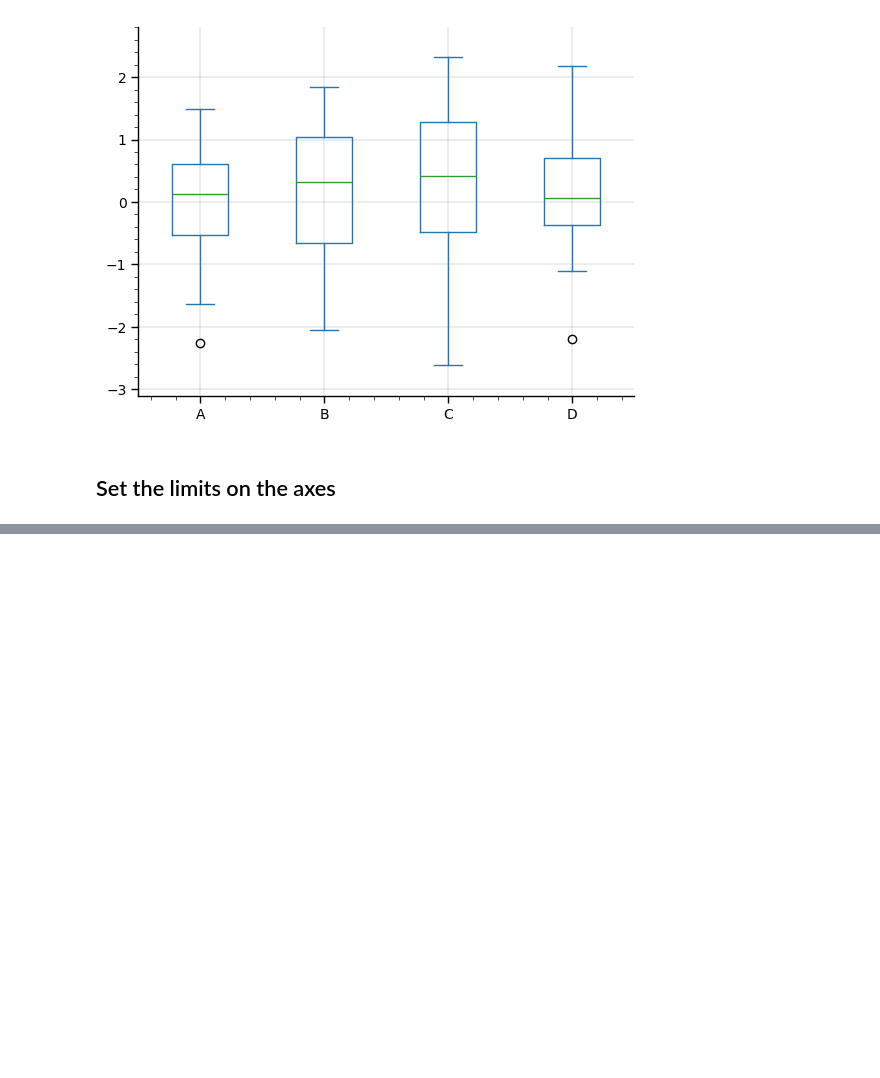
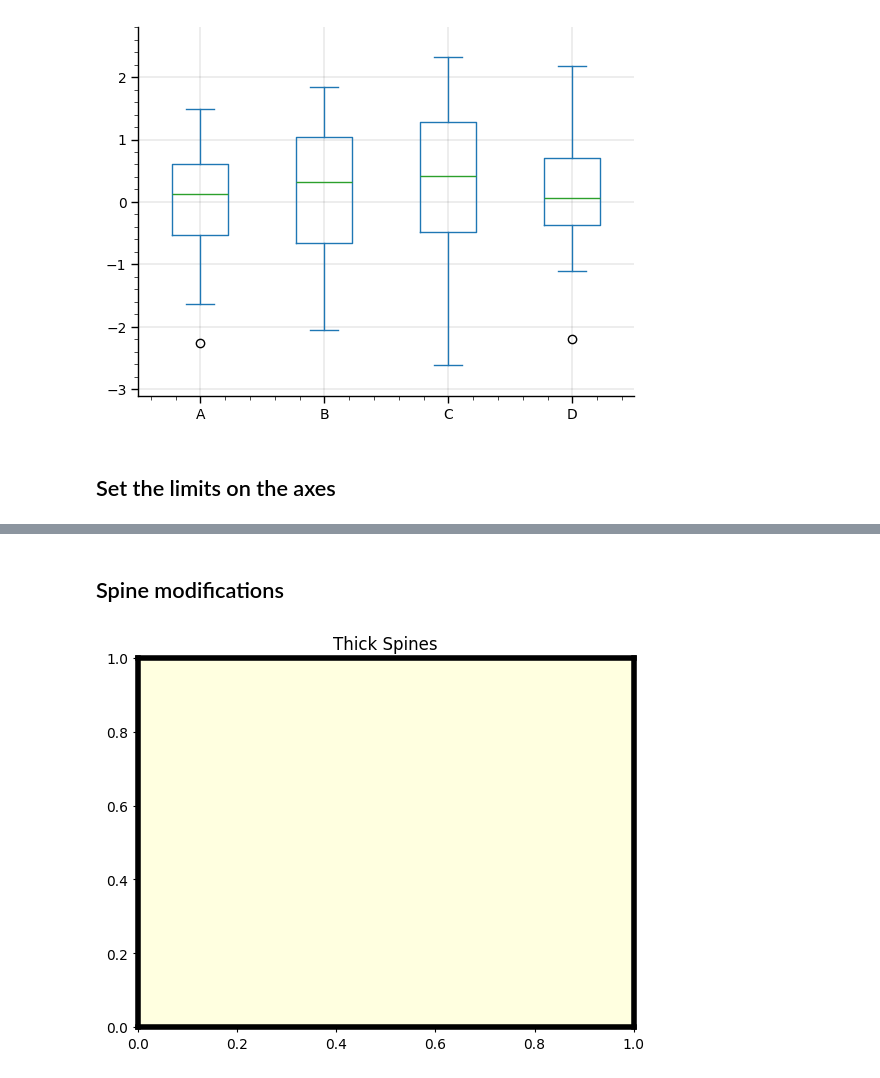
Before and after one commit to romz-pl/Jupyter-Python, a Jupyter notebook: 04-matplotlib/matplotlib.ipynb, the cells around one changed output, grey strips where cells are left out. Cells and saved outputs as stored; diff of their text form; code cells hidden in the pictures; blank space fills up the shorter version.

```diff
--- a/04-matplotlib/matplotlib.ipynb
+++ b/04-matplotlib/matplotlib.ipynb
@@ -381 +381,14 @@ ax.set_xlim(left_x, right_x)
 [figure]
+# %% [markdown]
+## Spine modifications
+# %%
+fig, ax = plt.figure(), plt.axes(facecolor = 'lightyellow')
+ax.set_title("Thick Spines")
+for spine in 'bottom', 'top', 'left', 'right':
+    ax.spines[spine].set_color('black')
+    ax.spines[spine].set_linewidth(4)
+ax.set_xlim(0,1)
+ax.set_ylim(0,1)
+plt.show()
+# %% [output]
+[figure, added]
```
Also changed, not shown: parts of 3 cells of this notebook.
